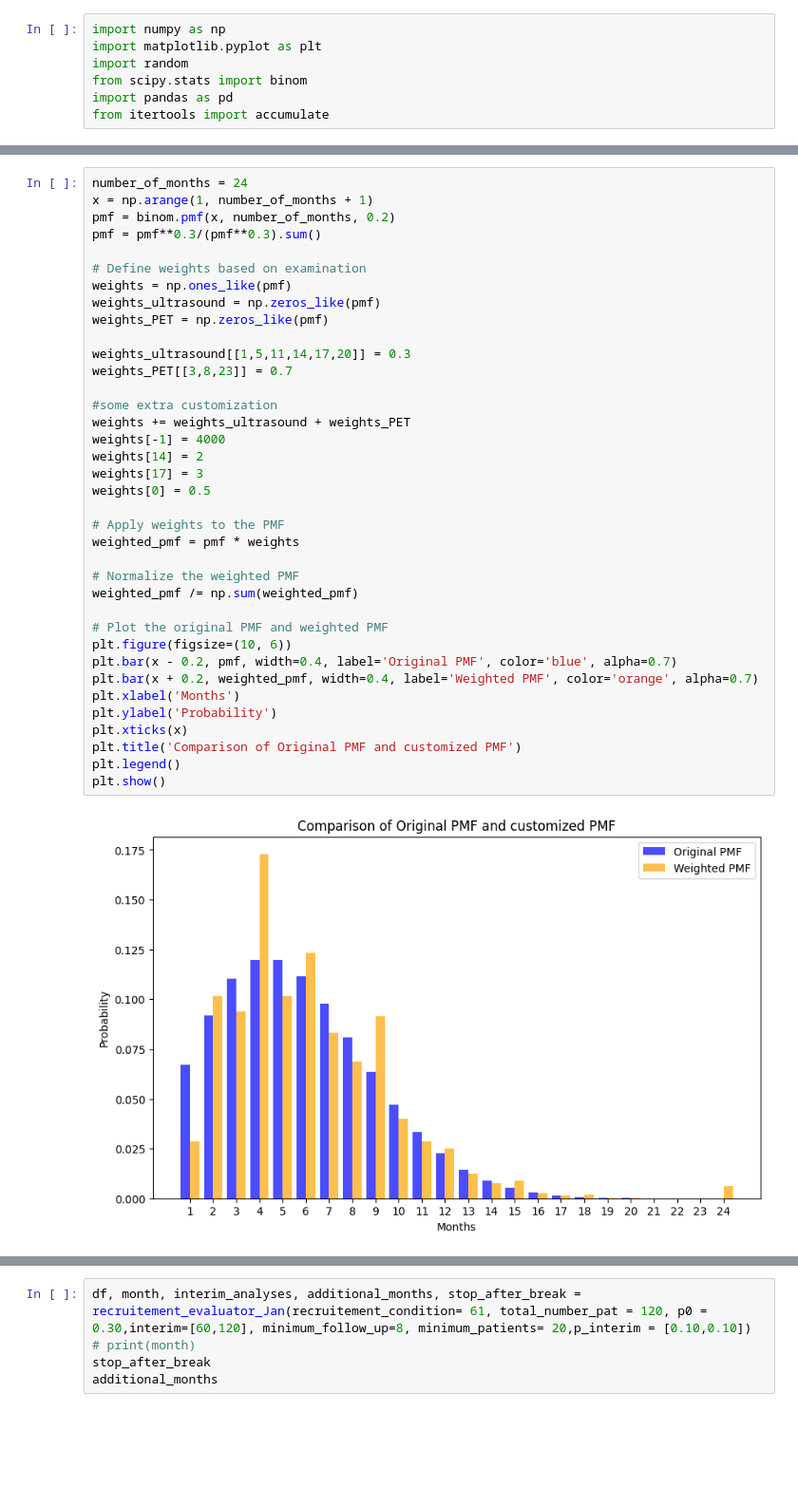
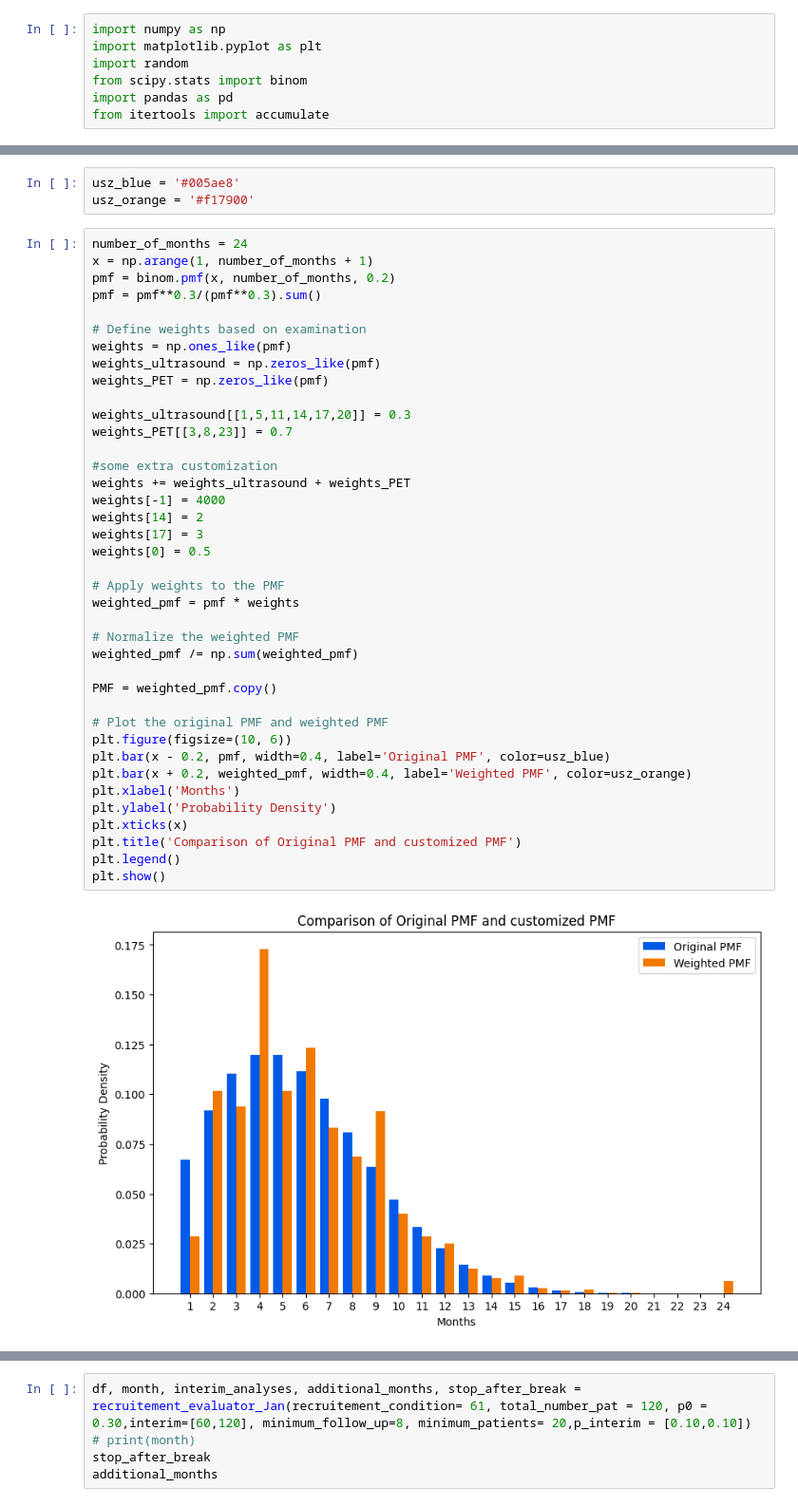
Before and after one commit to YoelPH/clinical_trial_simulation, a Jupyter notebook: final_version.ipynb, the cells around one changed output, grey strips where cells are left out. Shown at 95% size. Cells and saved outputs as stored; diff of their text form; blank space fills up the shorter version.

```diff
--- a/final_version.ipynb
+++ b/final_version.ipynb
@@ -10,3 +10,6 @@ sim2
+# %%
+usz_blue = '#005ae8'
+usz_orange = '#f17900'
 # %%
 number_of_months = 24
 x = np.arange(1, number_of_months + 1)
@@ -15,34 +18,36 @@ pmf = pmf**0.3/(pmf**0.3).sum()
 
 # Define weights based on examination
 weights = np.ones_like(pmf)
 weights_ultrasound = np.zeros_like(pmf)
 weights_PET = np.zeros_like(pmf)
 
 weights_ultrasound[[1,5,11,14,17,20]] = 0.3
 weights_PET[[3,8,23]] = 0.7
 
 #some extra customization
 weights += weights_ultrasound + weights_PET
 weights[-1] = 4000
 weights[14] = 2
 weights[17] = 3
 weights[0] = 0.5
 
 # Apply weights to the PMF
 weighted_pmf = pmf * weights
 
 # Normalize the weighted PMF
 weighted_pmf /= np.sum(weighted_pmf)
 
+PMF = weighted_pmf.copy()
+
 # Plot the original PMF and weighted PMF
 plt.figure(figsize=(10, 6))
-plt.bar(x - 0.2, pmf, width=0.4, label='Original PMF', color='blue', alpha=0.7)
-plt.bar(x + 0.2, weighted_pmf, width=0.4, label='Weighted PMF', color='orange', alpha=0.7)
+plt.bar(x - 0.2, pmf, width=0.4, label='Original PMF', color=usz_blue)
+plt.bar(x + 0.2, weighted_pmf, width=0.4, label='Weighted PMF', color=usz_orange)
 plt.xlabel('Months')
-plt.ylabel('Probability')
+plt.ylabel('Probability Density')
 plt.xticks(x)
 plt.title('Comparison of Original PMF and customized PMF')
 plt.legend()
 plt.show()
 # %% [output]
-[figure, old version]
+[figure, new version]
```
Also changed, not shown: parts of 37 cells of this notebook, 4 other files.
